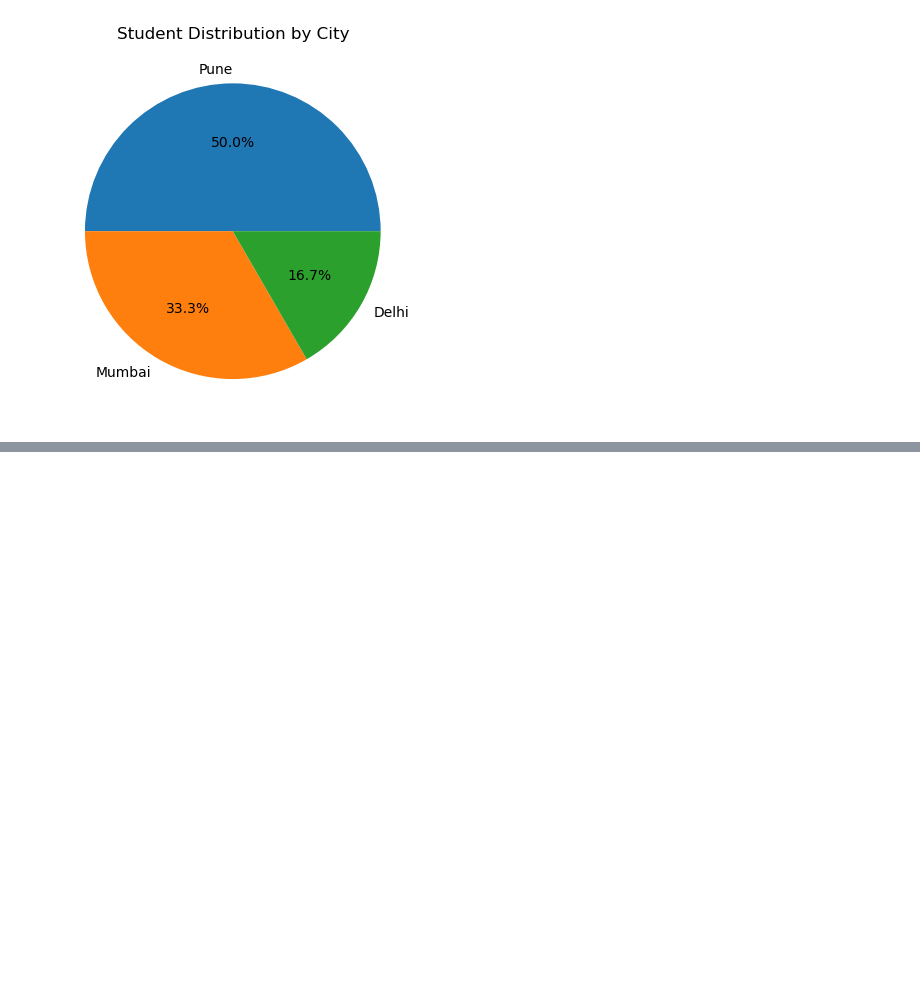
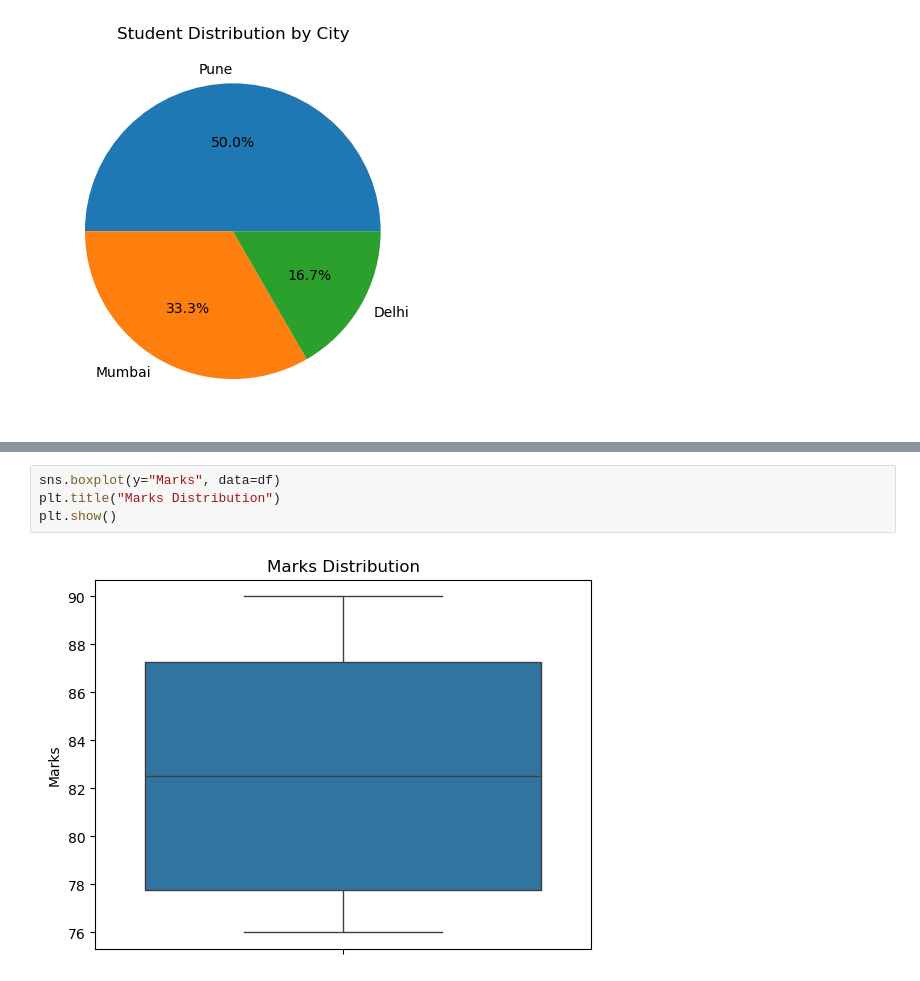
Before and after one commit to Medhanw/data-analytics-roadmap, a Jupyter notebook: Month2_Python/matplotlib_intro.ipynb, the cells around one changed output, grey strips where cells are left out. Saved outputs shown, nothing was run; the diff lists cells and outputs as text; blank space fills up the shorter version.

```diff
--- a/Month2_Python/matplotlib_intro.ipynb
+++ b/Month2_Python/matplotlib_intro.ipynb
@@ -38,0 +97,6 @@ plt.show()
+# %%
+sns.boxplot(y="Marks", data=df)
+plt.title("Marks Distribution")
+plt.show()
+# %% [output]
+[figure, added]
```
Also changed, not shown: parts of 7 cells of this notebook.
